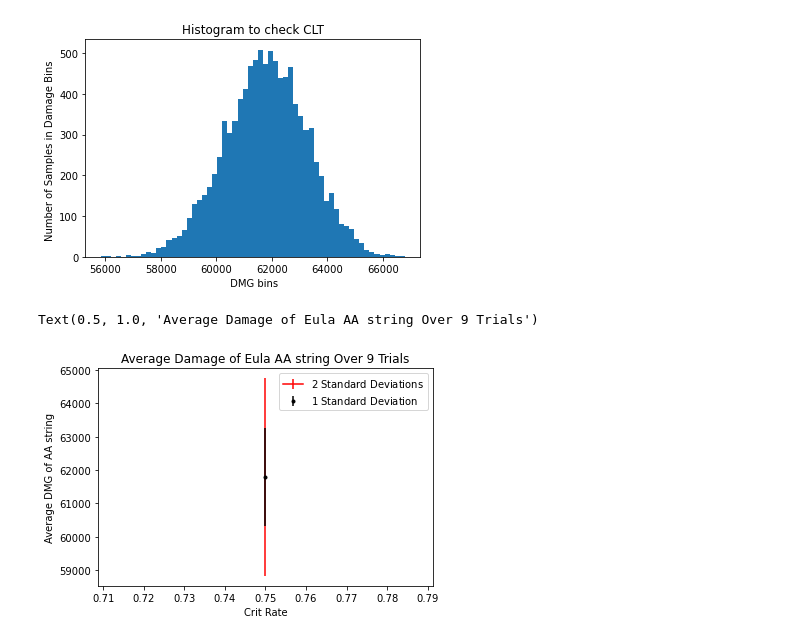
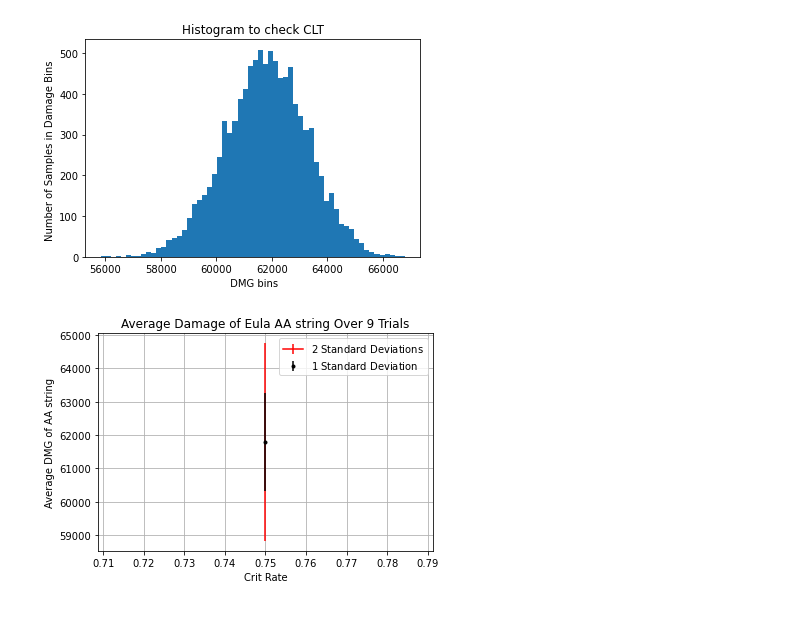
Before and after one commit to mathematicalllama/GenshinAAModel, a Jupyter notebook: AverageAADeviation.ipynb, the cells around one changed output. Drawn from its saved outputs; the diff is of its cells as text; code cells hidden in the pictures.

Commit message:
Add grid to final example plot

```diff
--- a/AverageAADeviation.ipynb
+++ b/AverageAADeviation.ipynb
@@ -86,10 +86,10 @@ sigma=np.sqrt(np.sum(Summand)/TotalYSamples)
 # %%
 plt.errorbar(PCR,AVG, yerr=2*sigma,fmt='r',label="$2$ Standard Deviations")
 plt.errorbar(PCR,AVG, yerr=sigma,fmt='.k', label="$1$ Standard Deviation" )
 plt.ylabel("Average DMG of AA string")
 plt.xlabel("Crit Rate")
 plt.legend()
 plt.title("Average Damage of Eula AA string Over 9 Trials")
+plt.grid()
 # %% [output]
-Text(0.5, 1.0, 'Average Damage of Eula AA string Over 9 Trials')
-[figure, old version]
+[figure, new version]
```
